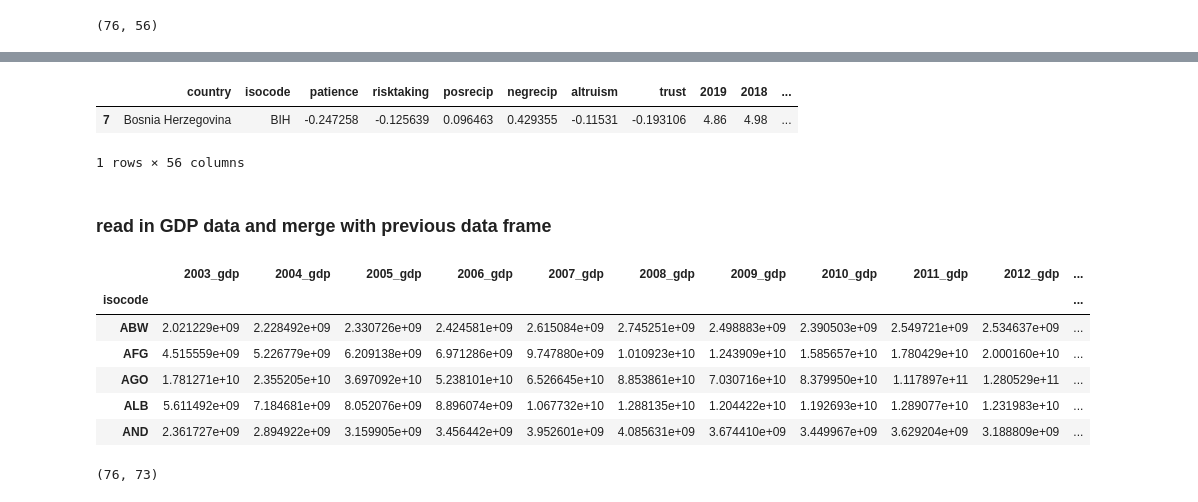
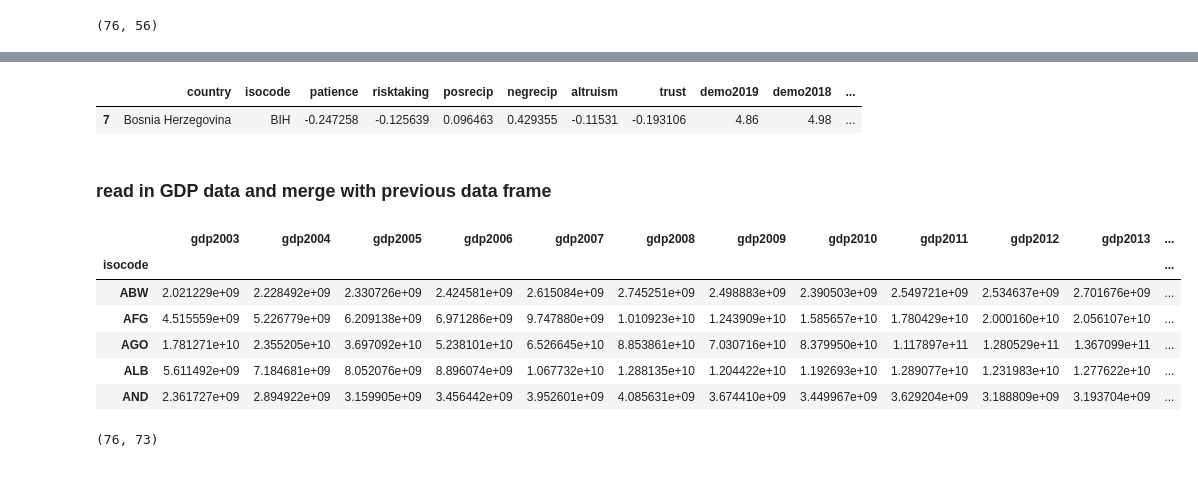
Before and after one commit to amanda8412383/research-module, a Jupyter notebook: cleaning.ipynb, the cells around one changed output, grey strips where cells are left out. Drawn from its saved outputs; the diff is of its cells as text; code cells hidden in the pictures.

```diff
--- a/cleaning.ipynb
+++ b/cleaning.ipynb
@@ -18,6 +17,7 @@ notice that Bosnia Herzegovina have no record in humanitarian aids data.
 import pandas as pd
 import glob
 from auxiliary import *
+pd.set_option('display.max_columns', 500)
 # %% [markdown]
 ### read in  democracy index and renaming some countries for merging later
 # %%
@@ -106,25 +108,24 @@ gps_demo_donate.head()
 # %%
-gps_demo_donate[gps_demo_donate.filter(regex='(funding|pledge)_*', axis=1).isna().all(axis=1)]
+gps_demo_donate[gps_demo_donate.filter(regex='(funding|pledge)20*', axis=1).isna().all(axis=1)]
 # %% [output]
-|  | country | isocode | patience | risktaking | posrecip | negrecip | altruism | trust | 2019 | 2018 | ... |
+|  | country | isocode | patience | risktaking | posrecip | negrecip | altruism | trust | demo2019 | demo2018 | ... |
 | 7 | Bosnia Herzegovina | BIH | -0.247258 | -0.125639 | 0.096463 | 0.429355 | -0.11531 | -0.193106 | 4.86 | 4.98 | ... |
-1 rows × 56 columns
 # %% [markdown]
 ### read in GDP data and merge with previous data frame
 # %%
 gdp = pd.read_excel('data/GDP_by_country_by_year.xls', sheet_name='Data', skiprows=3).rename(columns={"Country Code": "isocode"}).set_index('isocode')
 gdp = gdp.iloc[:,-18 : -1]
-gdp = gdp.add_suffix('_gdp')
+gdp = gdp.add_prefix('gdp')
 gdp.reset_index()
 gdp.head()
 # %% [output]
-|  | 2003_gdp | 2004_gdp | 2005_gdp | 2006_gdp | 2007_gdp | 2008_gdp | 2009_gdp | 2010_gdp | 2011_gdp | 2012_gdp | ... |
-| isocode |  |  |  |  |  |  |  |  |  |  | ... |
-| ABW | 2.021229e+09 | 2.228492e+09 | 2.330726e+09 | 2.424581e+09 | 2.615084e+09 | 2.745251e+09 | 2.498883e+09 | 2.390503e+09 | 2.549721e+09 | 2.534637e+09 | ... |
-| AFG | 4.515559e+09 | 5.226779e+09 | 6.209138e+09 | 6.971286e+09 | 9.747880e+09 | 1.010923e+10 | 1.243909e+10 | 1.585657e+10 | 1.780429e+10 | 2.000160e+10 | ... |
-| AGO | 1.781271e+10 | 2.355205e+10 | 3.697092e+10 | 5.238101e+10 | 6.526645e+10 | 8.853861e+10 | 7.030716e+10 | 8.379950e+10 | 1.117897e+11 | 1.280529e+11 | ... |
-| ALB | 5.611492e+09 | 7.184681e+09 | 8.052076e+09 | 8.896074e+09 | 1.067732e+10 | 1.288135e+10 | 1.204422e+10 | 1.192693e+10 | 1.289077e+10 | 1.231983e+10 | ... |
-| AND | 2.361727e+09 | 2.894922e+09 | 3.159905e+09 | 3.456442e+09 | 3.952601e+09 | 4.085631e+09 | 3.674410e+09 | 3.449967e+09 | 3.629204e+09 | 3.188809e+09 | ... |
+|  | gdp2003 | gdp2004 | gdp2005 | gdp2006 | gdp2007 | gdp2008 | gdp2009 | gdp2010 | gdp2011 | gdp2012 | gdp2013 | ... |
+| isocode |  |  |  |  |  |  |  |  |  |  |  | ... |
+| ABW | 2.021229e+09 | 2.228492e+09 | 2.330726e+09 | 2.424581e+09 | 2.615084e+09 | 2.745251e+09 | 2.498883e+09 | 2.390503e+09 | 2.549721e+09 | 2.534637e+09 | 2.701676e+09 | ... |
+| AFG | 4.515559e+09 | 5.226779e+09 | 6.209138e+09 | 6.971286e+09 | 9.747880e+09 | 1.010923e+10 | 1.243909e+10 | 1.585657e+10 | 1.780429e+10 | 2.000160e+10 | 2.056107e+10 | ... |
+| AGO | 1.781271e+10 | 2.355205e+10 | 3.697092e+10 | 5.238101e+10 | 6.526645e+10 | 8.853861e+10 | 7.030716e+10 | 8.379950e+10 | 1.117897e+11 | 1.280529e+11 | 1.367099e+11 | ... |
+| ALB | 5.611492e+09 | 7.184681e+09 | 8.052076e+09 | 8.896074e+09 | 1.067732e+10 | 1.288135e+10 | 1.204422e+10 | 1.192693e+10 | 1.289077e+10 | 1.231983e+10 | 1.277622e+10 | ... |
+| AND | 2.361727e+09 | 2.894922e+09 | 3.159905e+09 | 3.456442e+09 | 3.952601e+09 | 4.085631e+09 | 3.674410e+09 | 3.449967e+09 | 3.629204e+09 | 3.188809e+09 | 3.193704e+09 | ... |
 # %%
 gps_demo_donate_gdp = pd.merge(gps_demo_donate, gdp, how='left', on="isocode")
 gps_demo_donate_gdp.shape
```
Also changed, not shown: parts of 8 cells of this notebook, 2 other files.
